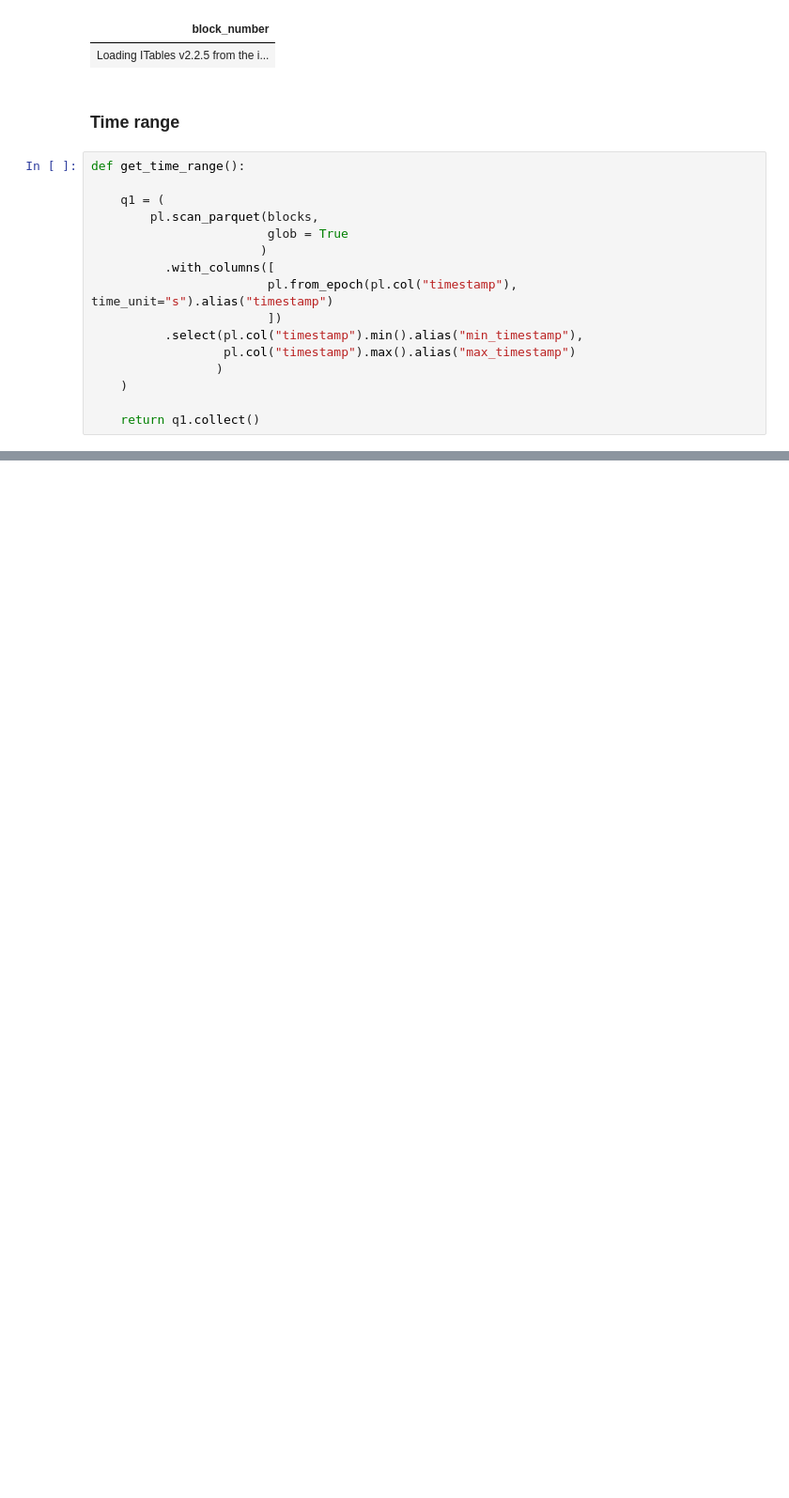
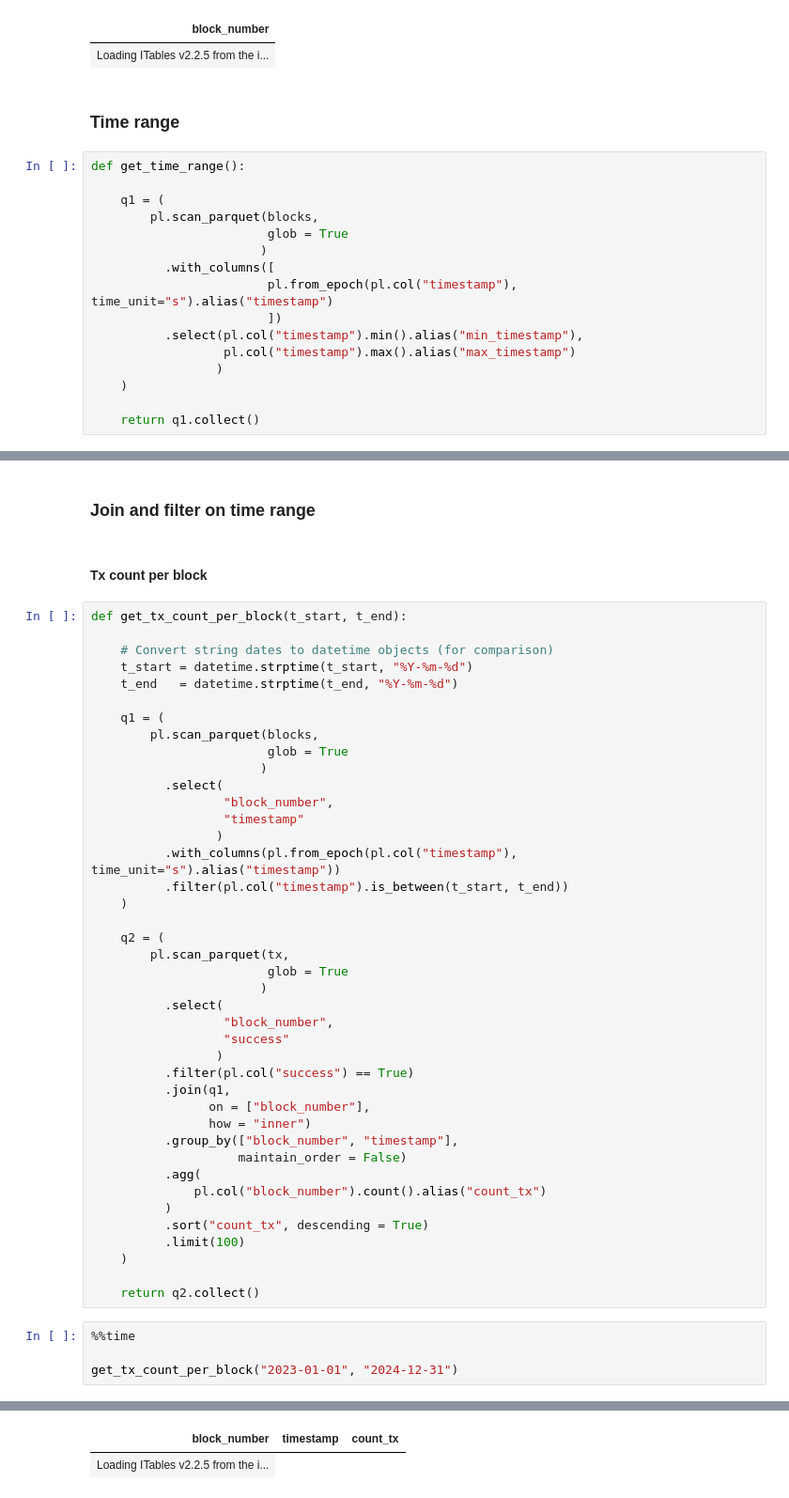
Before and after one commit to vnegi10/ETH_blockchain_data_analysis, a Jupyter notebook: Polars_query.ipynb, the cells around one changed output, grey strips where cells are left out. Shown: that part at 94% size. Cells and saved outputs as stored; diff of their text form; blank space fills up the shorter version.

```diff
--- a/Polars_query.ipynb
+++ b/Polars_query.ipynb
@@ -149,2 +174,52 @@ Wall time: 4.21 ms
 | min_timestamp | max_timestamp |
 | Loading ITables v2.2.5 from the i... |
+# %% [markdown]
+### Join and filter on time range
+# %% [markdown]
+#### Tx count per block
+# %%
+def get_tx_count_per_block(t_start, t_end):
+
+    # Convert string dates to datetime objects (for comparison)
+    t_start = datetime.strptime(t_start, "%Y-%m-%d")
+    t_end   = datetime.strptime(t_end, "%Y-%m-%d")
+
+    q1 = (
+        pl.scan_parquet(blocks,
+                        glob = True
+                       )
+          .select(
+                  "block_number",
+                  "timestamp"
+                 )
+          .with_columns(pl.from_epoch(pl.col("timestamp"), time_unit="s").alias("timestamp"))
+          .filter(pl.col("timestamp").is_between(t_start, t_end))
+    )
+
+    q2 = (
+        pl.scan_parquet(tx,
+                        glob = True
+                       )
+          .select(
+                  "block_number",
+                  "success"
+                 )
+          .filter(pl.col("success") == True)
+          .join(q1,
+                on = ["block_number"],
+                how = "inner")
+          .group_by(["block_number", "timestamp"],
+                    maintain_order = False)
+          .agg(
+              pl.col("block_number").count().alias("count_tx")
+          )
+          .sort("count_tx", descending = True)
+          .limit(100)
+    )
+
+    return q2.collect()
+# %%
+%%time
+
+get_tx_count_per_block("2023-01-01", "2024-12-31")
+# %% [output]
@@ -150,0 +228,2 @@ Wall time: 4.21 ms
+| block_number | timestamp | count_tx |
+| Loading ITables v2.2.5 from the i... |
```
Also changed, not shown: parts of 13 cells of this notebook.
